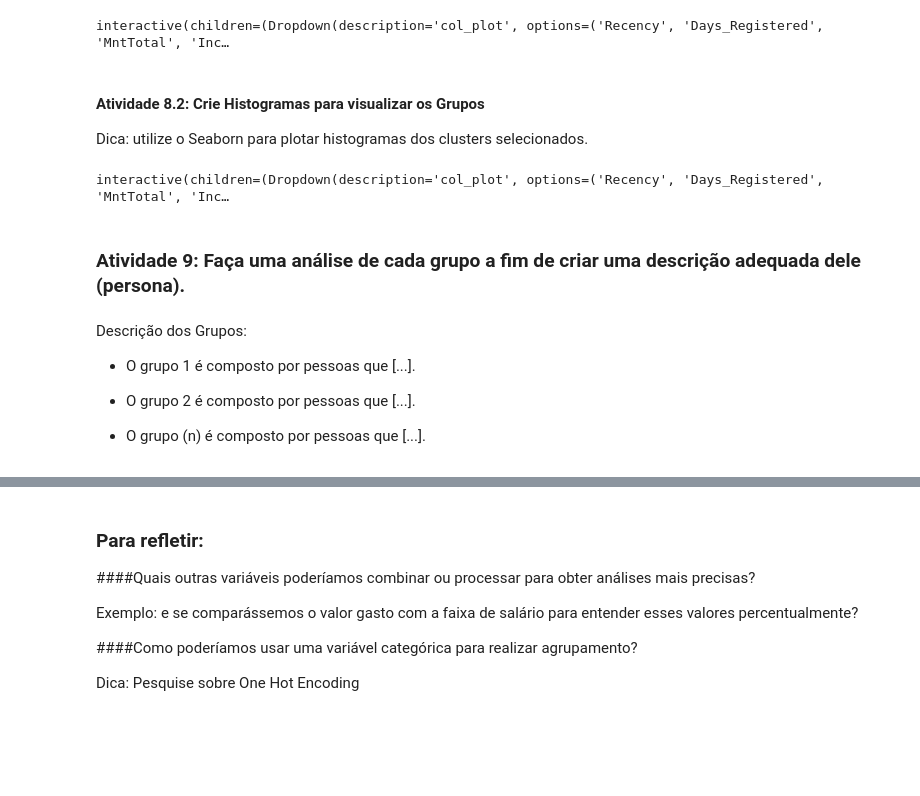
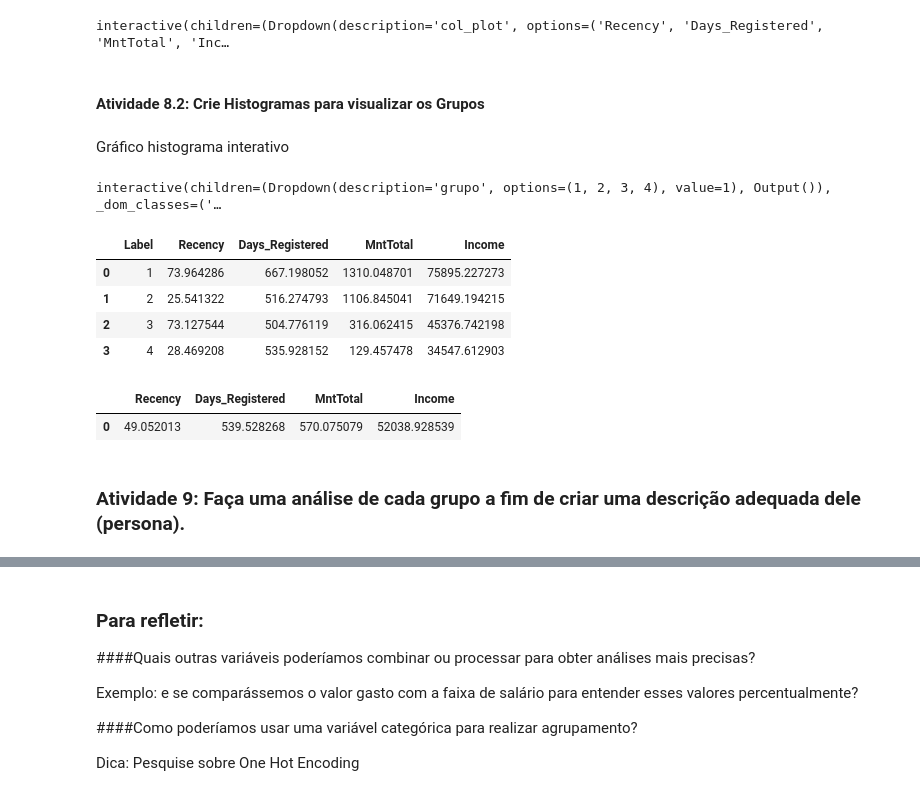
Before and after one commit to AurelioGuilherme/Sirius, a Jupyter notebook: 2 - Estatistica descritiva II/S2D4/Notebook/Semana4_Exercício.ipynb, the cells around one changed output, grey strips where cells are left out. Saved outputs shown, nothing was run; the diff lists cells and outputs as text; code cells hidden in the pictures; blank space fills up the shorter version.

```diff
--- a/2 - Estatistica descritiva II/S2D4/Notebook/Semana4_Exercício.ipynb
+++ b/2 - Estatistica descritiva II/S2D4/Notebook/Semana4_Exercício.ipynb
@@ -644,29 +665,42 @@ def plot_boxplot_interativo(col_plot):
 interactive(children=(Dropdown(description='col_plot', options=('Recency', 'Days_Registered', 'MntTotal', 'Inc…
 # %% [markdown]
 #### Atividade 8.2: Crie Histogramas para visualizar os Grupos
-Dica: utilize o Seaborn para plotar histogramas dos clusters selecionados.
+# %% [markdown]
+Gráfico histograma interativo
 # %%
-@interact(col_plot = df_2.drop('Label', axis = 1).columns.tolist(),
-          grupo = [1,2,3,4])
+@interact(grupo = [1,2,3,4])
 
-def plot_boxplot_interativo(col_plot,grupo):
-    #plot boxplot
-    plt.figure(figsize=(10,4))
-    ax = sns.histplot(data = df_2[df_2.Label == grupo ],
-                      x = col_plot)
-
-    ax.set_title(f'Gráfico interativo boxplot - 4 clusters', fontsize = 17)
-
-    plt.show()
+def plot_histplot_interativo(grupo):
+    for col in df_2.drop('Label', axis =1).columns.to_list():
+        #plot histogram
+        plt.figure(figsize=(8,2))
+        ax = sns.histplot(data = df_2[df_2.Label == grupo],
+                          x = col)
+        ax.set_title(f'Gráfico interativo Histplot - Grupo: {grupo}', fontsize = 17)
+        plt.show()
 # %% [output]
-interactive(children=(Dropdown(description='col_plot', options=('Recency', 'Days_Registered', 'MntTotal', 'Inc…
+interactive(children=(Dropdown(description='grupo', options=(1, 2, 3, 4), value=1), Output()), _dom_classes=('…
+# %%
+medias_grupos = df_2.groupby('Label')[['Recency', 'Days_Registered', 'MntTotal','Income']].mean()\
+                    .reset_index()
+
+medias_grupos.style.highlight_max(color = 'forestgreen', subset=['Recency', 'Days_Registered', 'MntTotal','Income'])\
+                   .highlight_min(color = 'red',  subset=['Recency', 'Days_Registered', 'MntTotal','Income'])
+# %% [output]
+|  | Label | Recency | Days_Registered | MntTotal | Income |
+| 0 | 1 | 73.964286 | 667.198052 | 1310.048701 | 75895.227273 |
+| 1 | 2 | 25.541322 | 516.274793 | 1106.845041 | 71649.194215 |
+| 2 | 3 | 73.127544 | 504.776119 | 316.062415 | 45376.742198 |
+| 3 | 4 | 28.469208 | 535.928152 | 129.457478 | 34547.612903 |
+# %%
+medias = []
+for col in df_2.drop('Label', axis = 1).columns.to_list():
+    medias.append(df_2[f'{col}'].mean())
+
+medias = pd.DataFrame(medias,df_2.drop('Label', axis = 1).columns.to_list()).T
+medias
+# %% [output]
+|  | Recency | Days_Registered | MntTotal | Income |
+| 0 | 49.052013 | 539.528268 | 570.075079 | 52038.928539 |
 # %% [markdown]
 ### Atividade 9: Faça uma análise de cada grupo a fim de criar uma descrição adequada dele (persona).
-# %% [markdown]
-Descrição dos Grupos:
-
-* O grupo 1 é composto por pessoas que [...].
-
-* O grupo 2 é composto por pessoas que [...].
-
-* O grupo (n) é composto por pessoas que [...].
```
Also changed, not shown: parts of 18 cells of this notebook.
